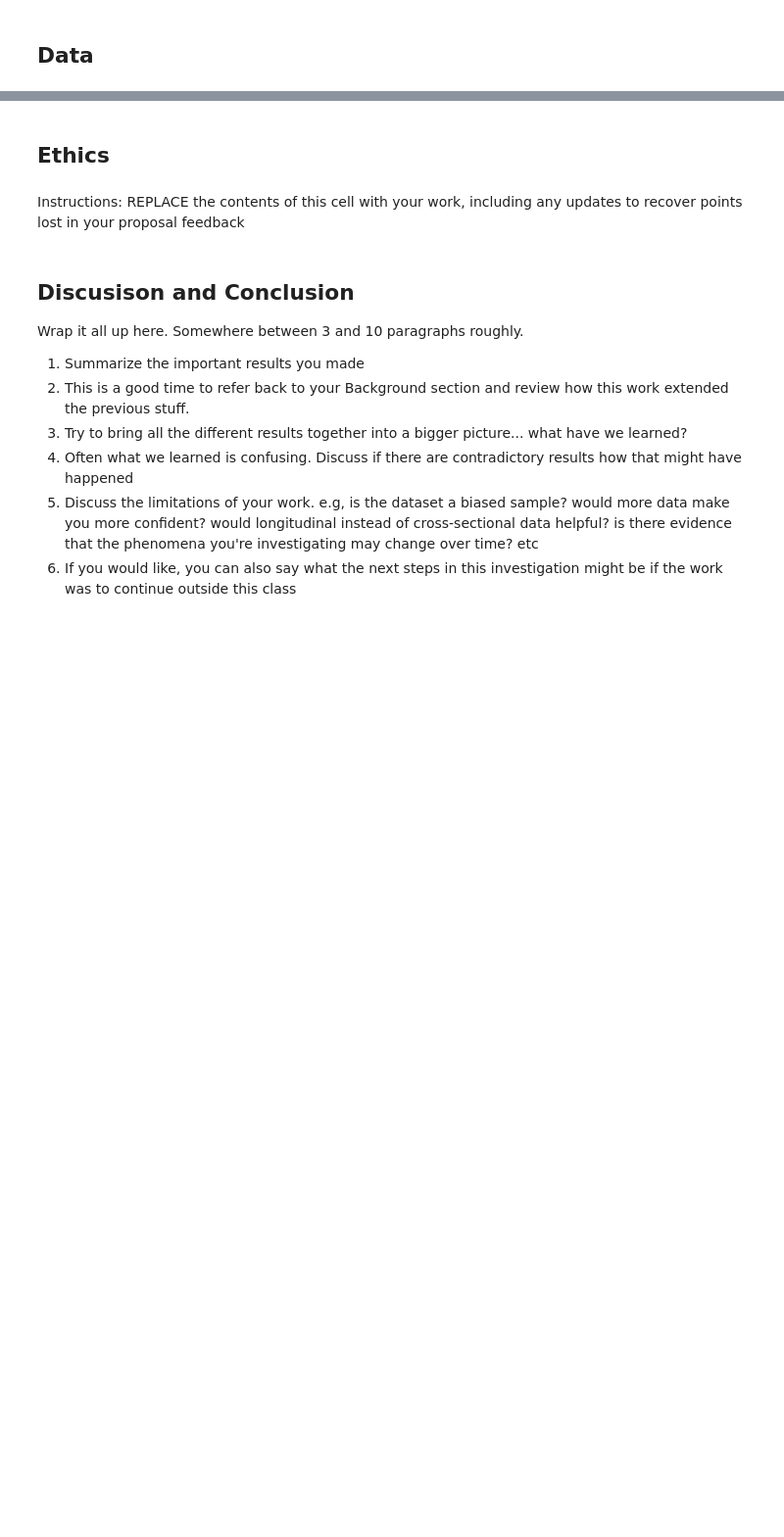
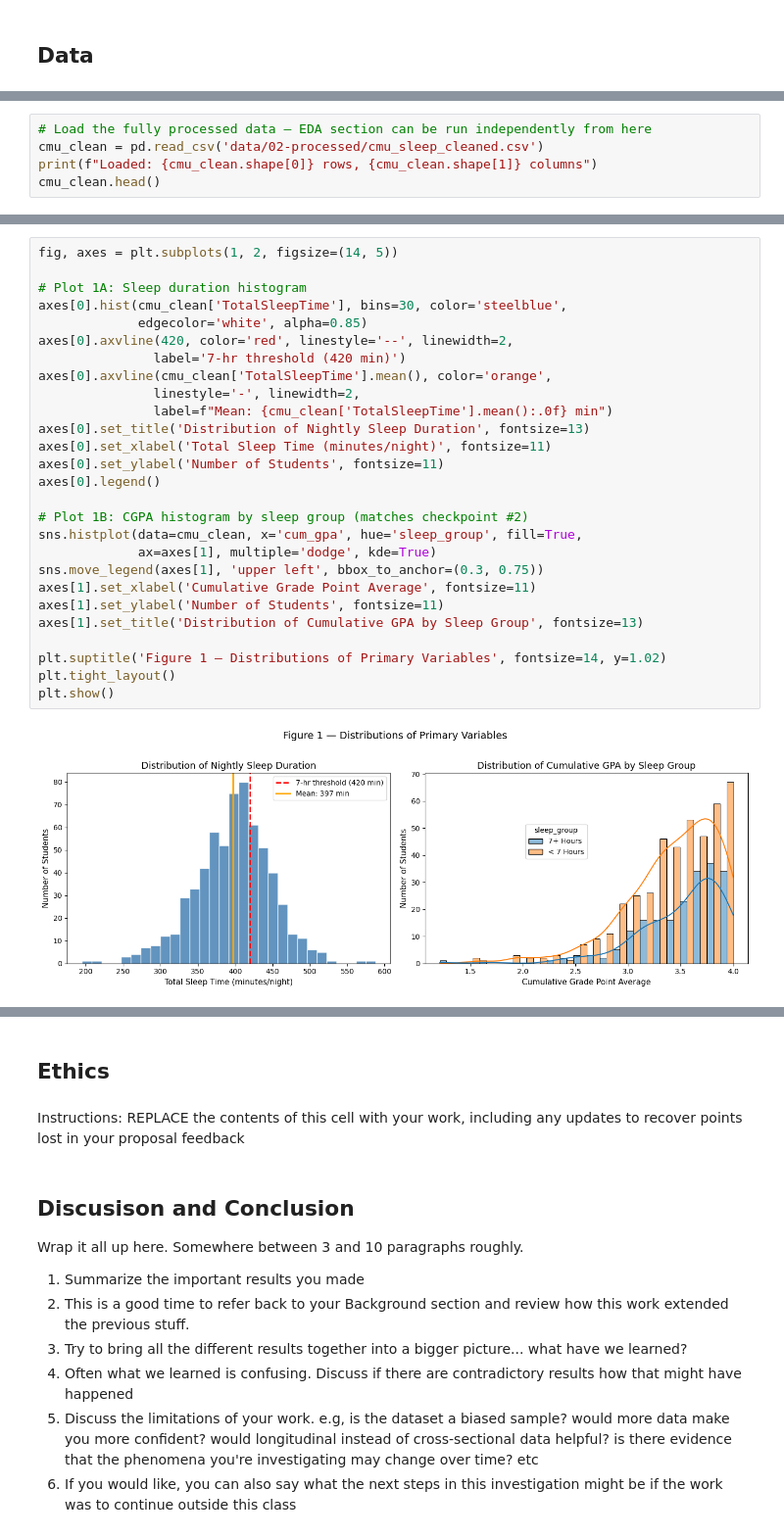
Before and after one commit to COGS108/Group014_WI26, a Jupyter notebook: 03-FinalProject.ipynb, the cells around one changed output, grey strips where cells are left out. Shown at 98% size. Saved outputs shown, nothing was run; the diff lists cells and outputs as text; blank space fills up the shorter version.

Commit message:
added EDA section and analysis

```diff
--- a/03-FinalProject.ipynb
+++ b/03-FinalProject.ipynb
@@ -338,0 +453,5 @@ Some more words and stuff.  Remember notebooks work best if you interleave the c
+# %%
+# Load the fully processed data — EDA section can be run independently from here
+cmu_clean = pd.read_csv('data/02-processed/cmu_sleep_cleaned.csv')
+print(f"Loaded: {cmu_clean.shape[0]} rows, {cmu_clean.shape[1]} columns")
+cmu_clean.head()
@@ -338,0 +473,29 @@ Some more words and stuff.  Remember notebooks work best if you interleave the c
+# %%
+fig, axes = plt.subplots(1, 2, figsize=(14, 5))
+
+# Plot 1A: Sleep duration histogram
+axes[0].hist(cmu_clean['TotalSleepTime'], bins=30, color='steelblue',
+             edgecolor='white', alpha=0.85)
+axes[0].axvline(420, color='red', linestyle='--', linewidth=2,
+               label='7-hr threshold (420 min)')
+axes[0].axvline(cmu_clean['TotalSleepTime'].mean(), color='orange',
+               linestyle='-', linewidth=2,
+               label=f"Mean: {cmu_clean['TotalSleepTime'].mean():.0f} min")
+axes[0].set_title('Distribution of Nightly Sleep Duration', fontsize=13)
+axes[0].set_xlabel('Total Sleep Time (minutes/night)', fontsize=11)
+axes[0].set_ylabel('Number of Students', fontsize=11)
+axes[0].legend()
+
+# Plot 1B: CGPA histogram by sleep group (matches checkpoint #2)
+sns.histplot(data=cmu_clean, x='cum_gpa', hue='sleep_group', fill=True,
+             ax=axes[1], multiple='dodge', kde=True)
+sns.move_legend(axes[1], 'upper left', bbox_to_anchor=(0.3, 0.75))
+axes[1].set_xlabel('Cumulative Grade Point Average', fontsize=11)
+axes[1].set_ylabel('Number of Students', fontsize=11)
+axes[1].set_title('Distribution of Cumulative GPA by Sleep Group', fontsize=13)
+
+plt.suptitle('Figure 1 — Distributions of Primary Variables', fontsize=14, y=1.02)
+plt.tight_layout()
+plt.show()
+# %% [output]
+[figure, added]
```
Also changed, not shown: parts of 72 cells of this notebook.
